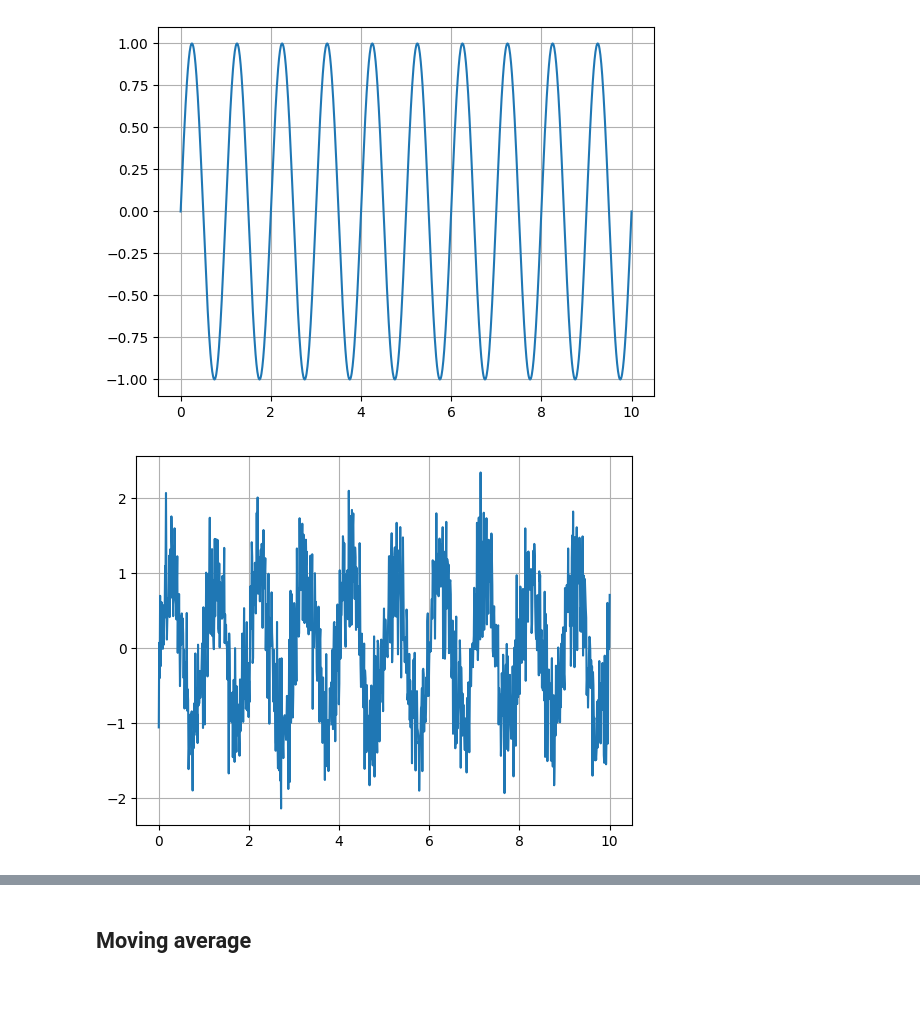
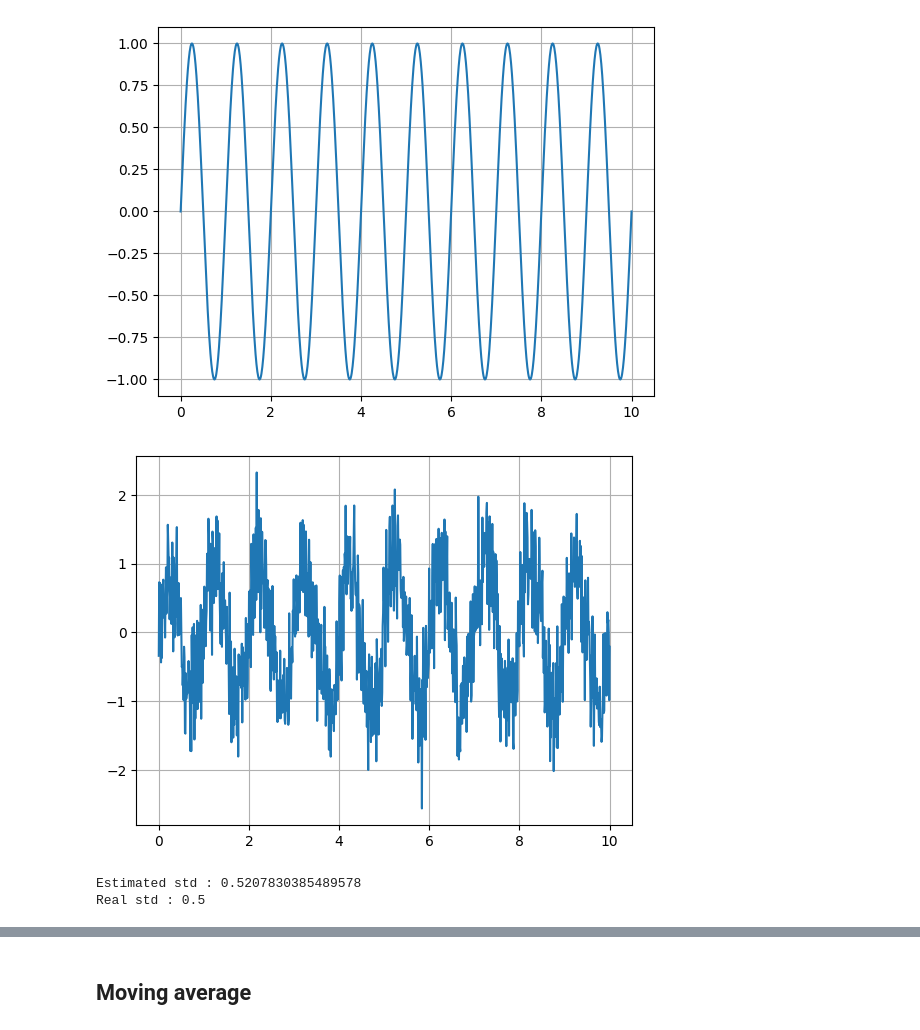
Before and after one commit to lukasfauli/Projet-recheche-INSA-anomaly-detection-librairy, a Jupyter notebook: demos/demo_filter.ipynb, the cells around one changed output, grey strips where cells are left out. Cells and saved outputs as stored; diff of their text form; code cells hidden in the pictures; blank space fills up the shorter version.

```diff
--- a/demos/demo_filter.ipynb
+++ b/demos/demo_filter.ipynb
@@ -33,13 +33,20 @@ plt.show()
 [figure]
 # %%
 # Add white noise to the signal to obtain the observed signal.
-var = 0.5
-obs = signal + var*np.random.randn(N)
+std = 0.5
+obs = signal + std*np.random.randn(N)
 plt.plot(xx,obs)
 plt.grid()
 plt.show()
 # %% [output]
-[figure, old version]
+[figure, new version]
+# %%
+# Noise estimation
+
+print(f"Estimated std : {filter.noise_estim(obs)} \nReal std : {std}")
+# %% [output]
+Estimated std : 0.5207830385489578
+Real std : 0.5
 # %%
 # plot the Fourier spectrum of the observed signal.
 
```
Also changed, not shown: parts of 12 cells of this notebook, 2 other files.
